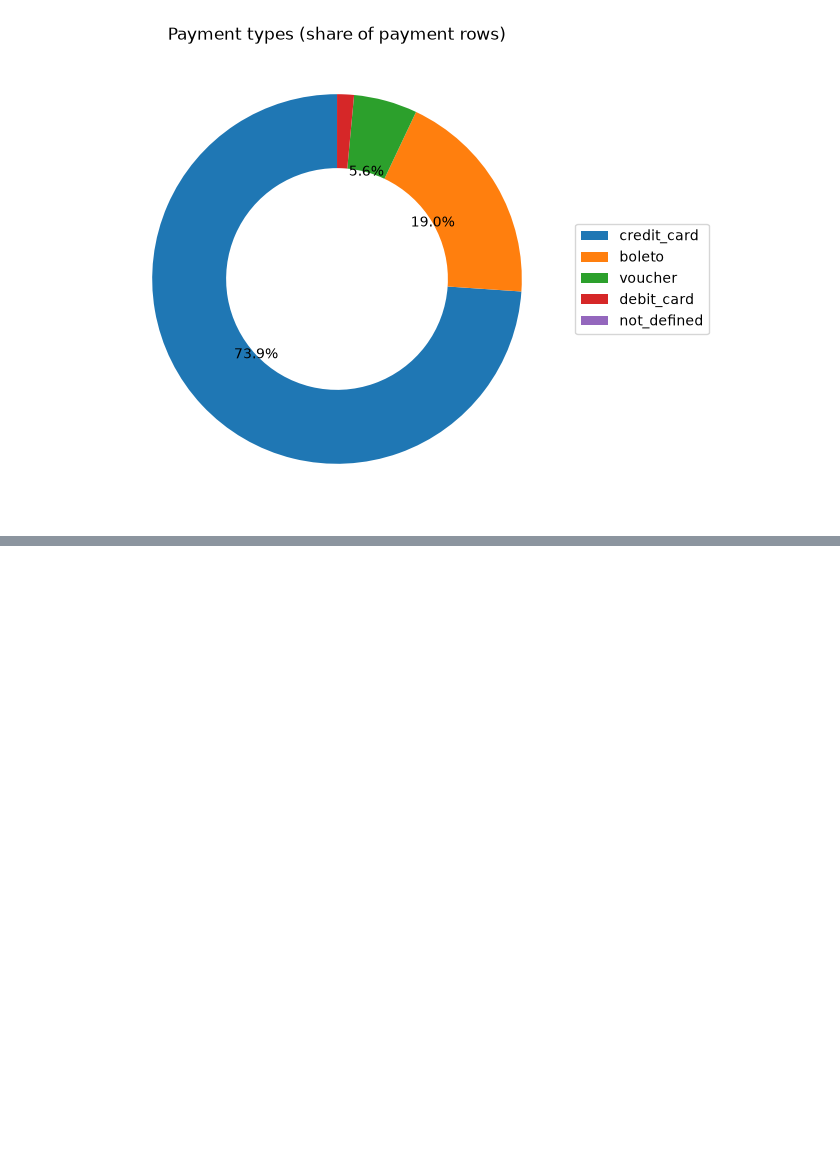
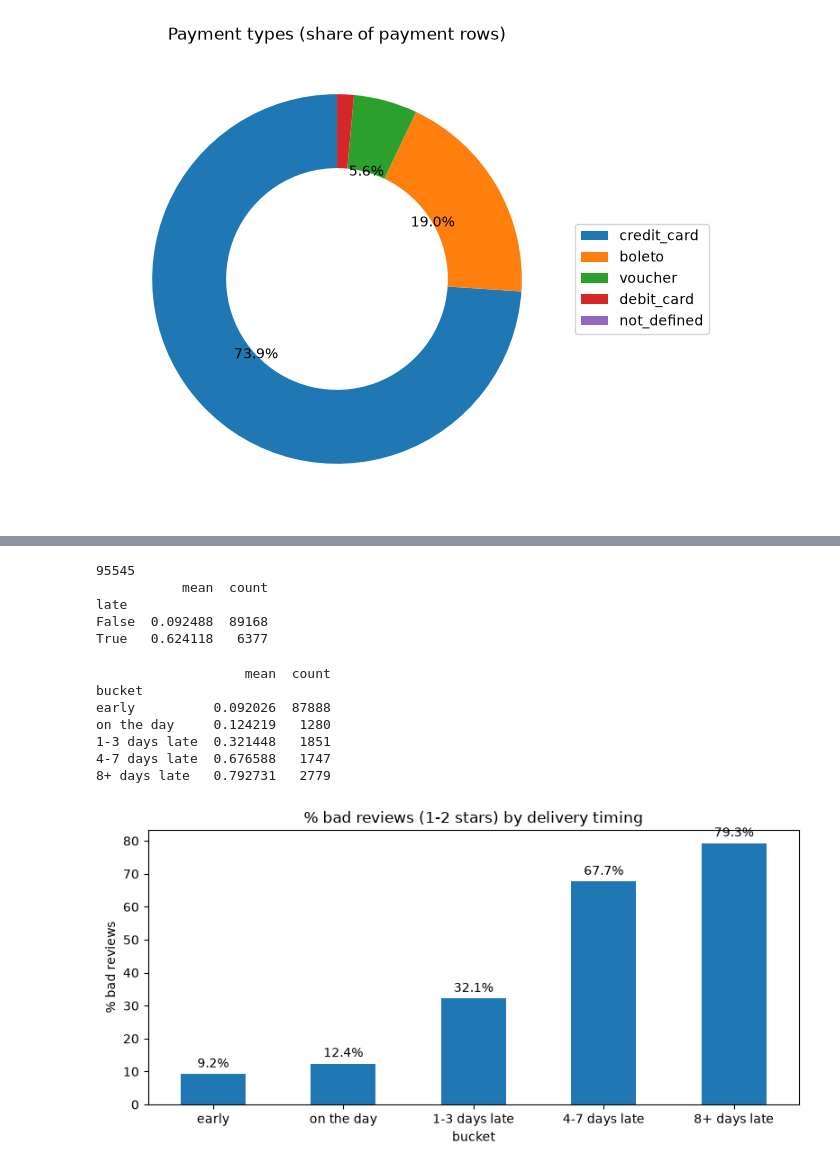
Before and after one commit to LubenPp/olist-ecommerce-analysis, a Jupyter notebook: Untitled.ipynb, the cells around one changed output, grey strips where cells are left out. Cells and saved outputs as stored; diff of their text form; code cells hidden in the pictures; blank space fills up the shorter version.

```diff
--- a/Untitled.ipynb
+++ b/Untitled.ipynb
@@ -525,0 +584,33 @@ Name: count, dtype: float64
+# %%
+r = s.merge(reviews_clean[["order_id", "review_score"]], on="order_id")
+r["late"] = r["diff_days"] > 0
+r["bad"] = r["review_score"] <= 2
+
+print(len(r))
+print(r.groupby("late")["bad"].agg(["mean", "count"]))
+# %% [output]
+95545
+           mean  count
+late
+False  0.092488  89168
+True   0.624118   6377
+# %%
+r["bucket"] = pd.cut(r["diff_days"], bins=[-1000, -1, 0, 3, 7, 1000],
+                     labels=["early", "on the day", "1-3 days late", "4-7 days late", "8+ days late"])
+print(r.groupby("bucket", observed=True)["bad"].agg(["mean", "count"]))
+
+res = r.groupby("bucket", observed=True)["bad"].mean() * 100
+ax = res.plot(kind="bar", figsize=(8, 4), title="% bad reviews (1-2 stars) by delivery timing", rot=0)
+ax.set_ylabel("% bad reviews")
+ax.bar_label(ax.containers[0], fmt="%.1f%%", padding=3)
+plt.tight_layout()
+plt.show()
+# %% [output]
+                   mean  count
+bucket
+early          0.092026  87888
+on the day     0.124219   1280
+1-3 days late  0.321448   1851
+4-7 days late  0.676588   1747
+8+ days late   0.792731   2779
+[figure, added]
```
Also changed, not shown: parts of 4 cells of this notebook.
